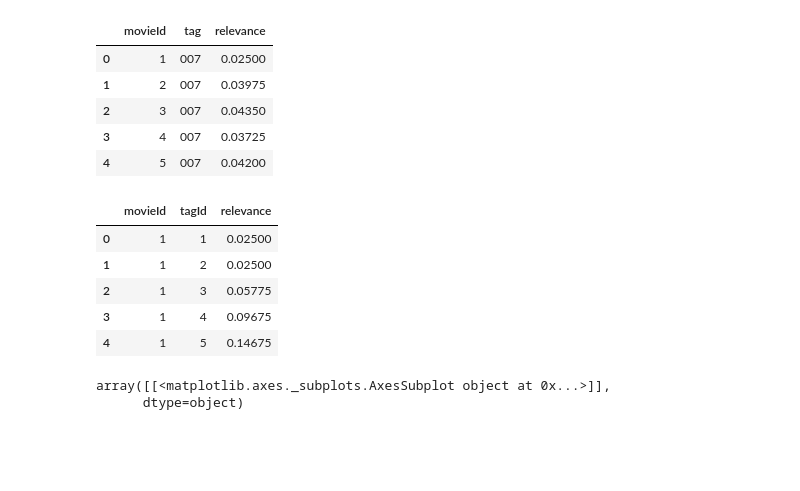
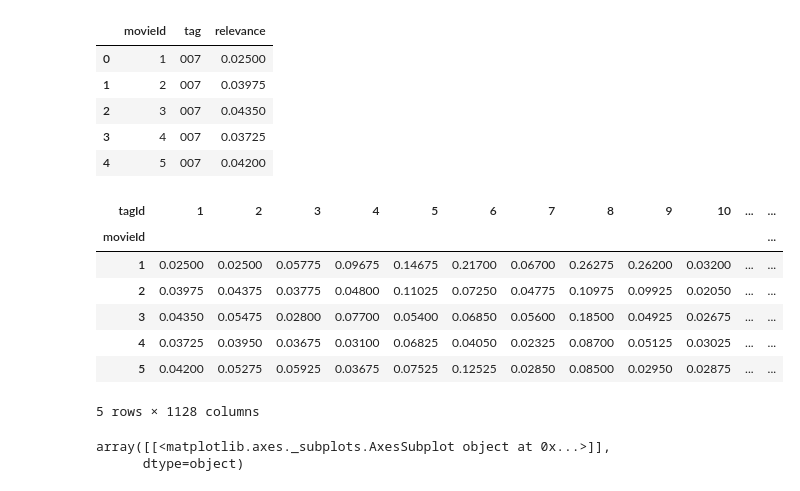
Before and after one commit to ArjunPadaliya/Movie-Recommendation-App, a Jupyter notebook: Data_Science.ipynb, the cells around one changed output. Cells and saved outputs as stored; diff of their text form; code cells hidden in the pictures; blank space fills up the shorter version.

```diff
--- a/Data_Science.ipynb
+++ b/Data_Science.ipynb
@@ -61,12 +79,16 @@ movie_tags.head()
 | 2 | 3 | 007 | 0.04350 |
 | 3 | 4 | 007 | 0.03725 |
 | 4 | 5 | 007 | 0.04200 |
+# %%
+table = genome_scores[:].pivot_table(values='relevance', index='movieId', columns='tagId')
 # %%
-genome_scores.head()
+table.head()
 # %% [output]
-|  | movieId | tagId | relevance |
-| 0 | 1 | 1 | 0.02500 |
-| 1 | 1 | 2 | 0.02500 |
-| 2 | 1 | 3 | 0.05775 |
-| 3 | 1 | 4 | 0.09675 |
-| 4 | 1 | 5 | 0.14675 |
+| tagId | 1 | 2 | 3 | 4 | 5 | 6 | 7 | 8 | 9 | 10 | ... | ... |
+| movieId |  |  |  |  |  |  |  |  |  |  |  | ... |
+| 1 | 0.02500 | 0.02500 | 0.05775 | 0.09675 | 0.14675 | 0.21700 | 0.06700 | 0.26275 | 0.26200 | 0.03200 | ... | ... |
+| 2 | 0.03975 | 0.04375 | 0.03775 | 0.04800 | 0.11025 | 0.07250 | 0.04775 | 0.10975 | 0.09925 | 0.02050 | ... | ... |
+| 3 | 0.04350 | 0.05475 | 0.02800 | 0.07700 | 0.05400 | 0.06850 | 0.05600 | 0.18500 | 0.04925 | 0.02675 | ... | ... |
+| 4 | 0.03725 | 0.03950 | 0.03675 | 0.03100 | 0.06825 | 0.04050 | 0.02325 | 0.08700 | 0.05125 | 0.03025 | ... | ... |
+| 5 | 0.04200 | 0.05275 | 0.05925 | 0.03675 | 0.07525 | 0.12525 | 0.02850 | 0.08500 | 0.02950 | 0.02875 | ... | ... |
+5 rows × 1128 columns
```
Also changed, not shown: parts of 15 cells of this notebook.
